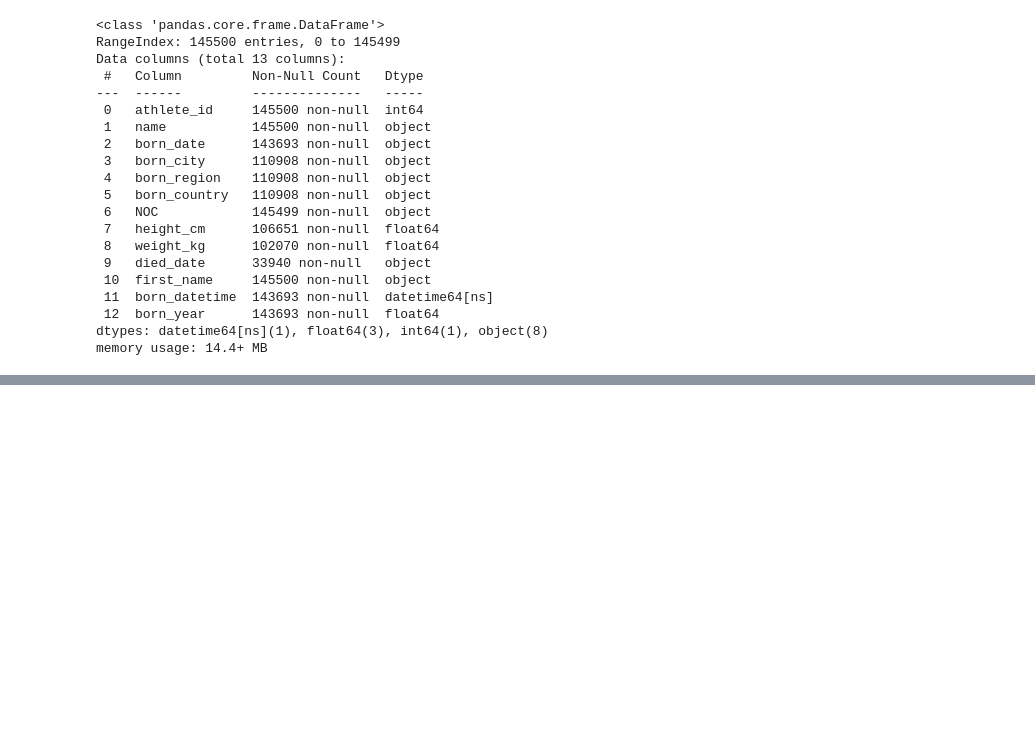
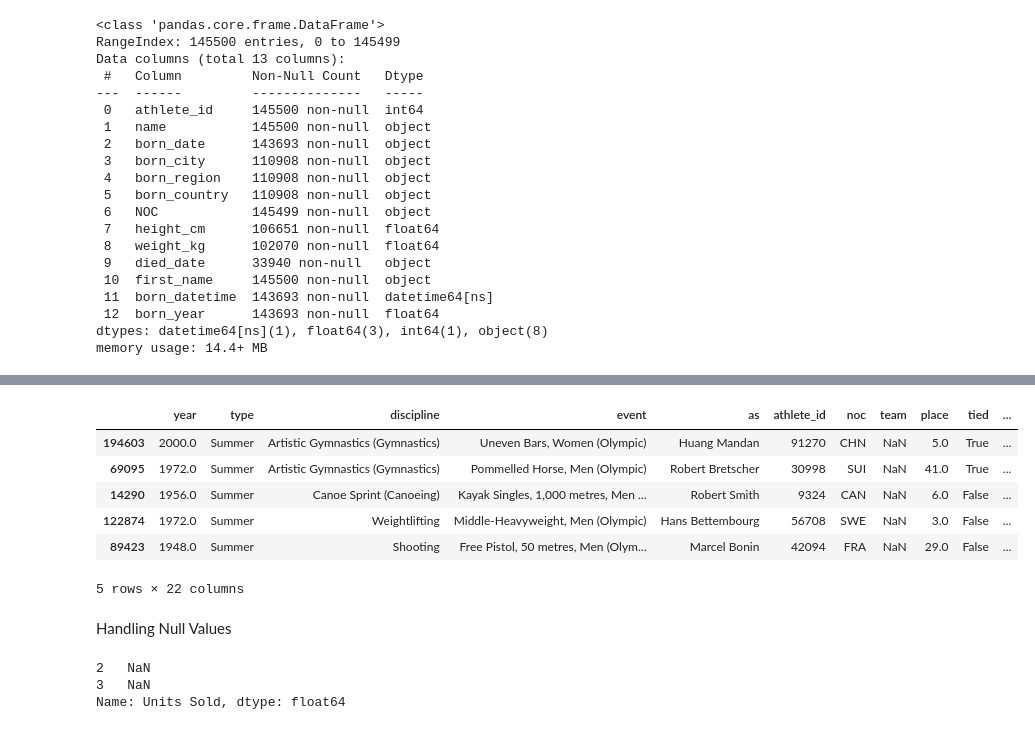
Before and after one commit to TsabitulAz/Pandas-Tutorial, a Jupyter notebook: warmup2.ipynb, the cells around one changed output, grey strips where cells are left out. Drawn from its saved outputs; the diff is of its cells as text; code cells hidden in the pictures; blank space fills up the shorter version.

Commit message:
Merge and Handling Data

```diff
--- a/warmup2.ipynb
+++ b/warmup2.ipynb
@@ -215,0 +274,22 @@ bios.sample(5)
+# %%
+results = pd.read_csv('./data/results.csv')
+# %%
+combined_df = pd.merge(results, bios, on='athlete_id', how='left')
+combined_df.sample(5)
+# %% [output]
+|  | year | type | discipline | event | as | athlete_id | noc | team | place | tied | ... |
+| 194603 | 2000.0 | Summer | Artistic Gymnastics (Gymnastics) | Uneven Bars, Women (Olympic) | Huang Mandan | 91270 | CHN | NaN | 5.0 | True | ... |
+| 69095 | 1972.0 | Summer | Artistic Gymnastics (Gymnastics) | Pommelled Horse, Men (Olympic) | Robert Bretscher | 30998 | SUI | NaN | 41.0 | True | ... |
+| 14290 | 1956.0 | Summer | Canoe Sprint (Canoeing) | Kayak Singles, 1,000 metres, Men ... | Robert Smith | 9324 | CAN | NaN | 6.0 | False | ... |
+| 122874 | 1972.0 | Summer | Weightlifting | Middle-Heavyweight, Men (Olympic) | Hans Bettembourg | 56708 | SWE | NaN | 3.0 | False | ... |
+| 89423 | 1948.0 | Summer | Shooting | Free Pistol, 50 metres, Men (Olym... | Marcel Bonin | 42094 | FRA | NaN | 29.0 | False | ... |
+5 rows × 22 columns
+# %% [markdown]
+Handling Null Values
+# %%
+coffee.loc[[2,3], 'Units Sold'] = np.nan
+coffee.loc[[2,3], 'Units Sold']  # Memeriksa nilai yang telah diubah menjadi NaN
+# %% [output]
+2   NaN
+3   NaN
+Name: Units Sold, dtype: float64
```
Also changed, not shown: parts of 15 cells of this notebook.
